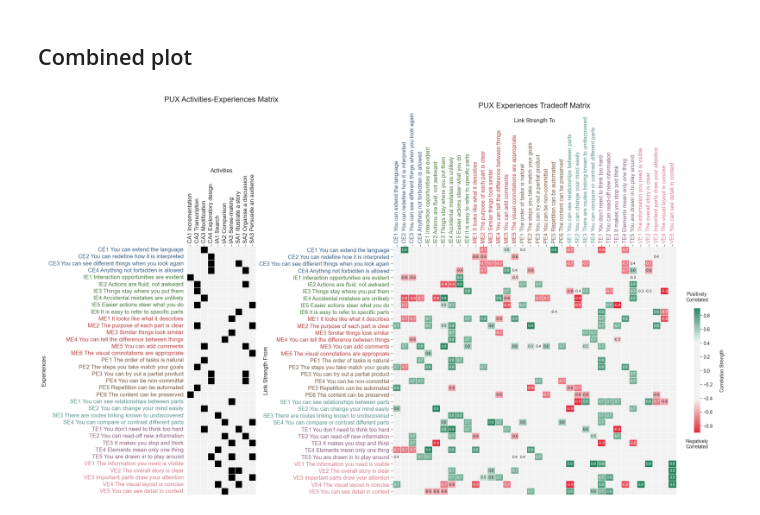
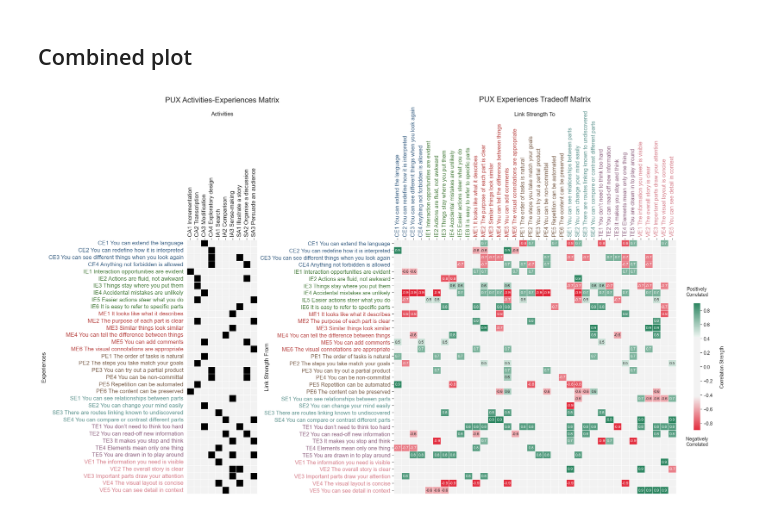
Before and after one commit to jb2328/PUX-Diagrams, a Jupyter notebook: heatmap.ipynb, the cells around one changed output. Cells and saved outputs as stored; diff of their text form; code cells hidden in the pictures.

```diff
--- a/heatmap.ipynb
+++ b/heatmap.ipynb
@@ -300,21 +305,50 @@ tick_names = sorted(list({(entry['name']+" "+entry['id']) for entry in exp_list}
 # Create a dictionary for quick access to the links based on the name
 link_dict = {entry['name']: entry for entry in exp_list}
 
+# # Initialize a matrix of zeros for the right plot
+# matrix_right = np.zeros((len(names), len(names)))
+
+# # Populate the matrix for the right plot
+# for x_index, x_name in enumerate(names):
+#     for y_index, y_name in enumerate(names):
+#         if y_name in link_dict:
+#             for link in link_dict[y_name]['link_negative']:
+#                 if x_name in link:
+#                     matrix_right[x_index, y_index] = link[x_name]
+
+#         if x_name in link_dict:
+#             for link in link_dict[x_name]['link_positive']:
+#                 if y_name in link:
+#                     matrix_right[x_index, y_index] = link[y_name]
+
+
+
 # Initialize a matrix of zeros for the right plot
 matrix_right = np.zeros((len(names), len(names)))
 
-# Populate the matrix for the right plot
-for x_index, x_name in enumerate(names):
-    for y_index, y_name in enumerate(names):
-        if y_name in link_dict:
-            for link in link_dict[y_name]['link_negative']:
-                if x_name in link:
-                    matrix_right[x_index, y_index] = link[x_name]
+# Populate the matrix with the link values
+for index, name in enumerate(names):
+    # Check for negative links if the cell's name is from the x axis
+    if name in link_dict:
+        for link in link_dict[name]['link_negative']:
+            key = next(iter(link))
+            # print(name,"\n",link,"\n",key)
+            index_of = names.index(key)
+            value=next(iter(link_dict[name]['link_negative'][0].values()))
+            matrix_right[index_of, index] = value
 
-        if x_name in link_dict:
-            for link in link_dict[x_name]['link_positive']:
-                if y_name in link:
-                    matrix_right[x_index, y_index] = link[y_name]
+    # print("positive")
+    # Check for negative links if the cell's name is from the x axis
+    if name in link_dict:
+        for link in link_dict[name]['link_positive']:
+            key = next(iter(link))
+            # print(name,"\n",link,"\n",key)
+            if key in names:
+                index_of = names.index(key)
+                value=next(iter(link_dict[name]['link_positive'][0].values()))
+                matrix_right[index_of, index] = value
+
+
 
 # Define a custom diverging colormap with green for positive and red for negative
 cmap = sns.diverging_palette(10, 150, s=85, l=50, sep=120, as_cmap=True)
@@ -375,9 +409,9 @@ ax1.xaxis.tick_top()
 ax1.xaxis.set_label_position('top')
 
 # Set axis labels and title
-ax1.set_xlabel('Activities', fontsize=AXIS_LABEL_SIZE)
+ax1.set_xlabel('Activities', fontsize=AXIS_LABEL_SIZE, labelpad=110)
 ax1.set_ylabel('Experiences', fontsize=AXIS_LABEL_SIZE)
-ax1.set_title('PUX Activities-Experiences Matrix', fontsize=TITLE_SIZE, pad=140)
+ax1.set_title('PUX Activities-Experiences Matrix', fontsize=TITLE_SIZE, pad=20)
 plt.tight_layout()  # Adjust layout
 
 
@@ -406,31 +440,32 @@ for label in ax2.get_xticklabels() + ax2.get_yticklabels():
 # Rotate the x-axis and y-axis labels for better readability
 ax2.set_xticklabels(ax2.get_xticklabels(), rotation=90,fontsize=TICK_SIZE-0.5)
 ax2.set_yticklabels(ax2.get_yticklabels(), rotation=0,fontsize=TICK_SIZE-0.5)
 
 # Add a label to the colorbar of the right plot
 colorbar = hmap.collections[0].colorbar
 colorbar.set_label('Correlation Strength', rotation=90, labelpad=15)
 
 # Add top label to the colorbar
 colorbar.ax.text(0.5, 1.05, 'Positively\nCorrelated', ha='center', va='bottom', transform=colorbar.ax.transAxes)
 
 # Add bottom label to the colorbar
 colorbar.ax.text(0.5, -0.05, 'Negatively\nCorrelated', ha='center', va='top', transform=colorbar.ax.transAxes)
 
 
 # Improve visibility of the gridlines and remove text for '0' value cells in the right plot
 for t in ax2.texts:
     if t.get_text() == '0.0':
         t.set_text('')
 
 plt.tight_layout()  # Adjust layout for the combined figure
 
 plt.savefig("./PUX_MATRIX.svg", format='svg')
+plt.savefig("./PUX_MATRIX.pdf", format='pdf')
 plt.savefig("./heatmap.png", format='png')
 
 plt.show()  # Display the combined heatmap figure
 
 # Note: This code assumes the data structures `exp_list` and `child_to_parents` are pre-defined and contain the necessary information.
 # The code will not execute without this data.
 # %% [output]
-[figure, old version]
+[figure, new version]
```
Also changed, not shown: parts of 1 cell of this notebook, 4 other files.
